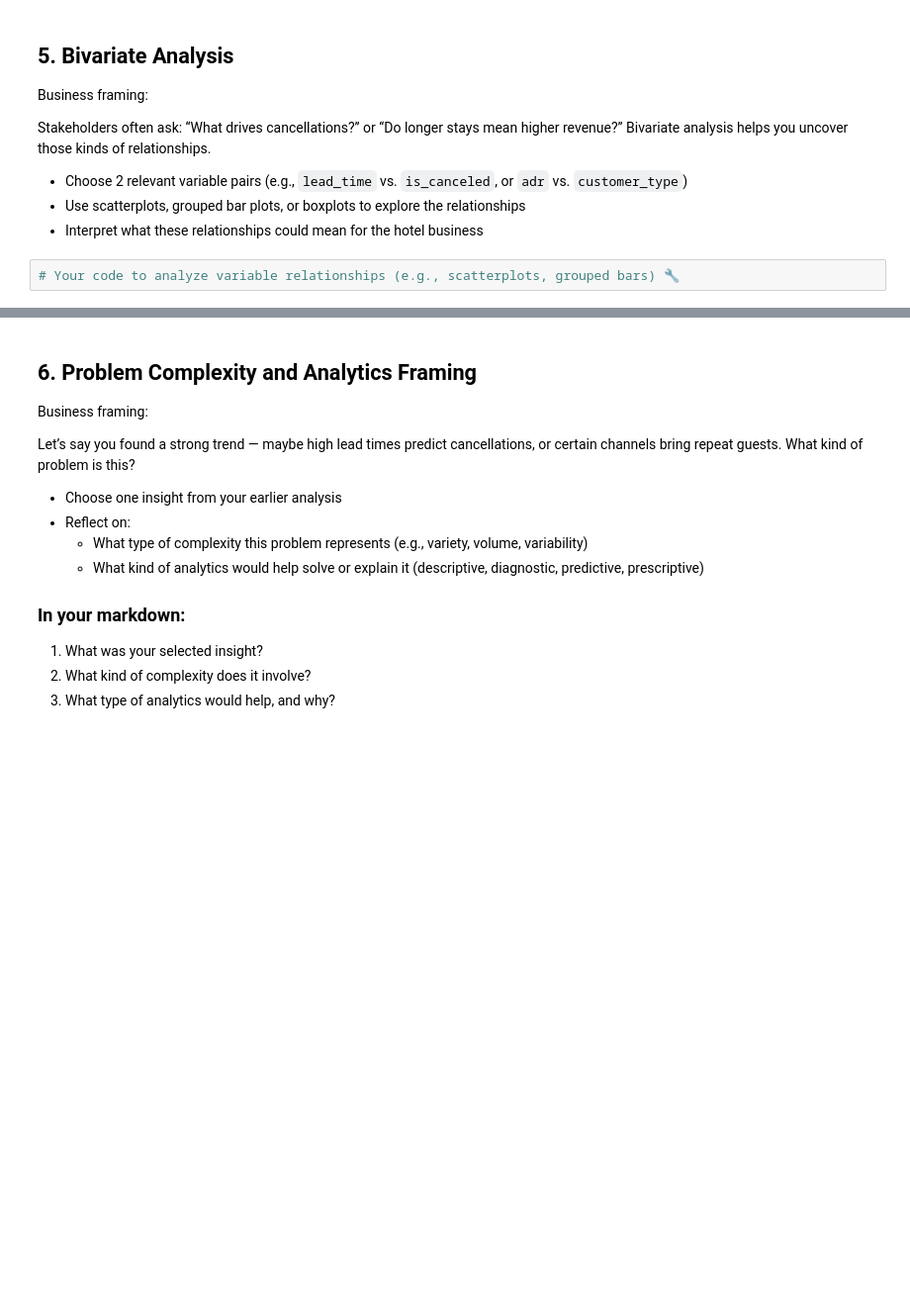
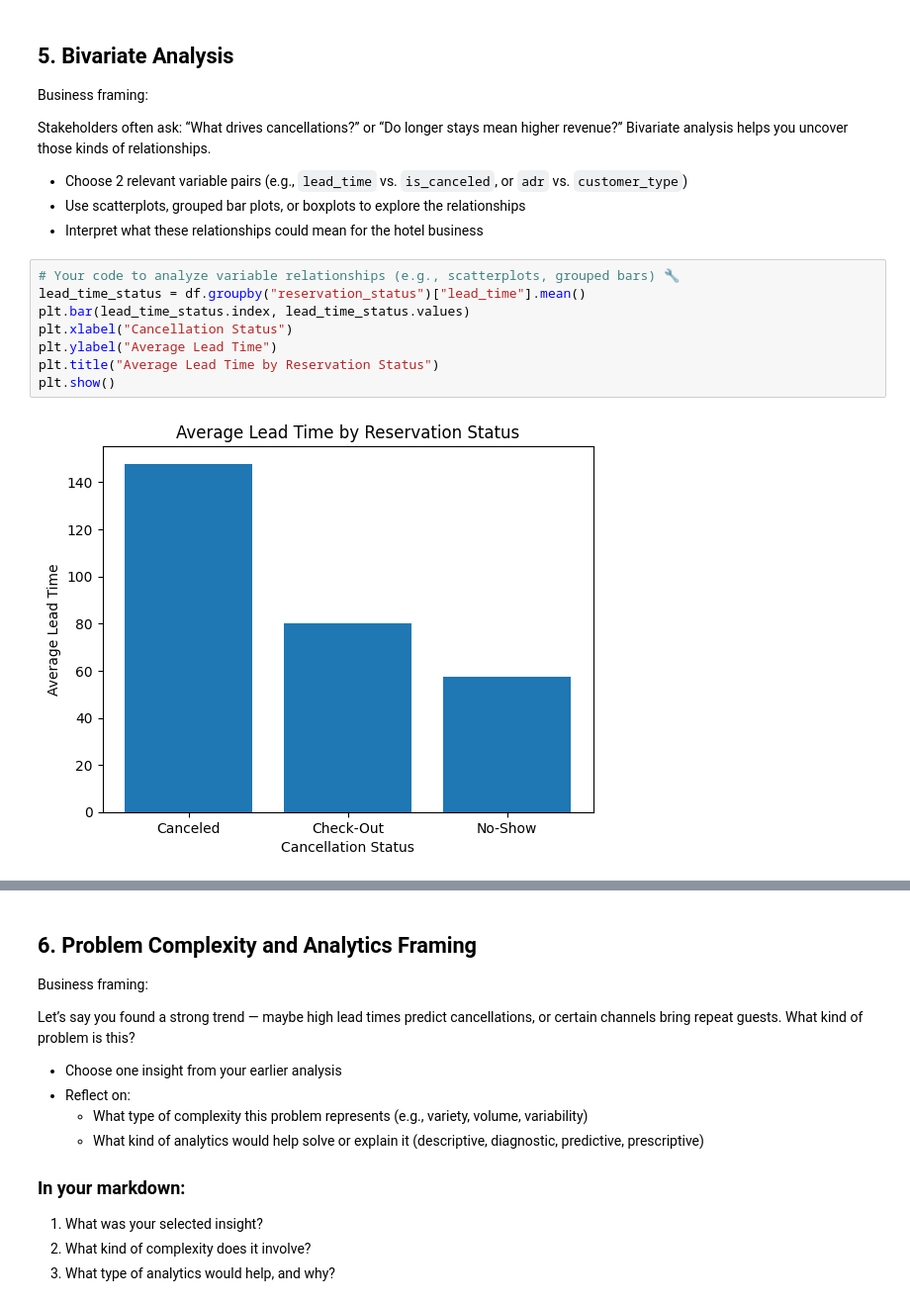
Before and after one commit to u1344368/IS4487, a Jupyter notebook: Assignments/assignment_05_eda.ipynb, the cells around one changed output, grey strips where cells are left out. Shown: that part at 99% size. Saved outputs shown, nothing was run; the diff lists cells and outputs as text; blank space fills up the shorter version.

```diff
--- a/Assignments/assignment_05_eda.ipynb
+++ b/Assignments/assignment_05_eda.ipynb
@@ -229,5 +250,13 @@ Stakeholders often ask: “What drives cancellations?” or “Do longer stays m
 - Choose 2 relevant variable pairs (e.g., `lead_time` vs. `is_canceled`, or `adr` vs. `customer_type`)
 - Use scatterplots, grouped bar plots, or boxplots to explore the relationships
 - Interpret what these relationships could mean for the hotel business
-# %%
-# Your code to analyze variable relationships (e.g., scatterplots, grouped bars) 🔧
+# %%
+# Your code to analyze variable relationships (e.g., scatterplots, grouped bars) 🔧
+lead_time_status = df.groupby("reservation_status")["lead_time"].mean()
+plt.bar(lead_time_status.index, lead_time_status.values)
+plt.xlabel("Cancellation Status")
+plt.ylabel("Average Lead Time")
+plt.title("Average Lead Time by Reservation Status")
+plt.show()
+# %% [output]
+[figure, added]
```
Also changed, not shown: parts of 12 cells of this notebook.
